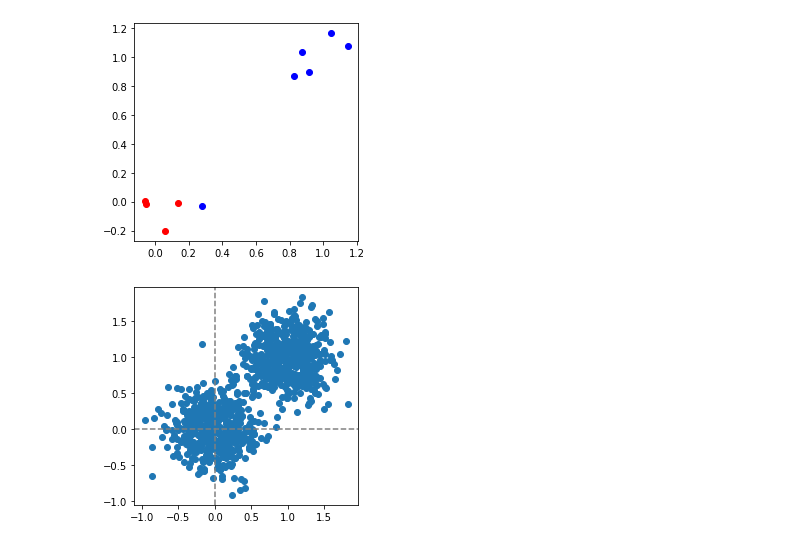
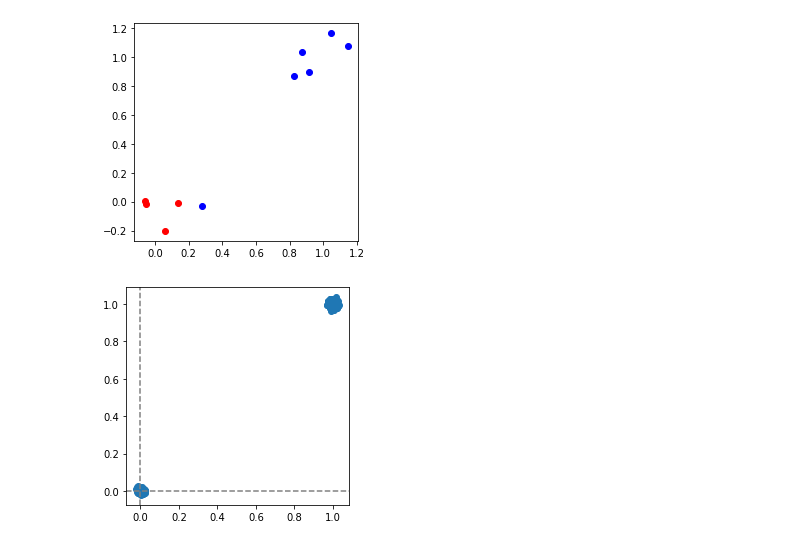
Before and after one commit to jviszlai/Bayesian-inference-coresets, a Jupyter notebook: 2MeansExperiments.ipynb, the cells around one changed output. Drawn from its saved outputs; the diff is of its cells as text; code cells hidden in the pictures.

```diff
--- a/2MeansExperiments.ipynb
+++ b/2MeansExperiments.ipynb
@@ -4,18 +4,17 @@ from numpy.random import shuffle
 import matplotlib.pyplot as plt
 import scipy.stats as stats
 
-def gen_gaussian_data(N, dim=2, dist=1, stddev=1.0):
+def gen_gaussian_data(n1, n2, dim=2, dist=1, stddev=1.0):
     # generate N random data vectors from two Gaussian clusters
     data = []
     # first cluster is always centered on [0, 0, 0, ...]
     cluster1mean = np.zeros(dim)
-    cluster1size = N // 2
-    for i in range(cluster1size):
+    for i in range(n1):
         data.append(np.random.normal(cluster1mean, stddev, (dim)))
 
     # second cluster is placed along the vector dist*[1, 1, 1, ...]
     cluster2mean = np.zeros(dim) + dist
-    for i in range(N-cluster1size):
+    for i in range(n2):
         data.append(np.random.normal(cluster2mean, stddev, (dim)))
     return np.array(data), cluster1mean, cluster2mean
 
@@ -231,11 +230,11 @@ from active_coresets.data_structures import Coreset, Model
 from typing import List, Tuple
 # %%
 num_data = 1000
-data, c1, c2 = gen_gaussian_data(num_data, stddev=0.3)
+data, c1, c2 = gen_gaussian_data(100, 900, stddev=0.01)
 shuffle(data)
 plot_data(data)
 # %% [output]
-[figure, old version]
+[figure, new version]
 # %%
 class ClusteringModel(Model):
     def __init__(self, clusters: Tuple[List[np.ndarray], List[np.ndarray]]):
```
Also changed, not shown: parts of 11 cells of this notebook, 3 other files.
